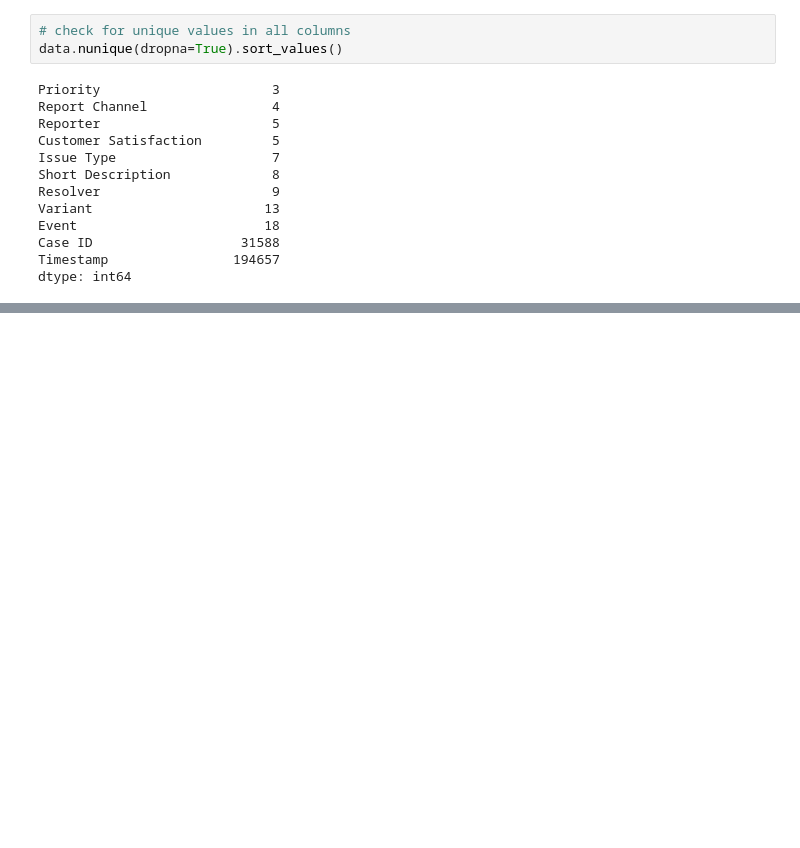
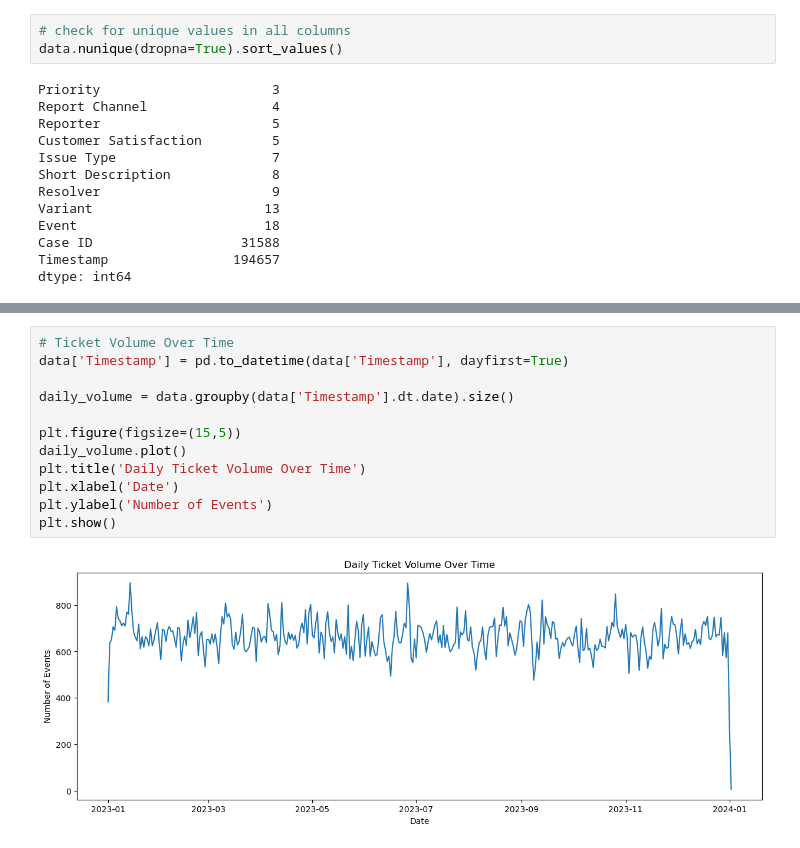
Before and after one commit to creyes25/ML-AI-Capstone-Project, a Jupyter notebook: Capstone_Jupyter.ipynb, the cells around one changed output, grey strips where cells are left out. Cells and saved outputs as stored; diff of their text form; blank space fills up the shorter version.

```diff
--- a/Capstone_Jupyter.ipynb
+++ b/Capstone_Jupyter.ipynb
@@ -109,0 +120,14 @@ dtype: int64
+# %%
+# Ticket Volume Over Time
+data['Timestamp'] = pd.to_datetime(data['Timestamp'], dayfirst=True)
+
+daily_volume = data.groupby(data['Timestamp'].dt.date).size()
+
+plt.figure(figsize=(15,5))
+daily_volume.plot()
+plt.title('Daily Ticket Volume Over Time')
+plt.xlabel('Date')
+plt.ylabel('Number of Events')
+plt.show()
+# %% [output]
+[figure, added]
```
Also changed, not shown: parts of 6 cells of this notebook.
